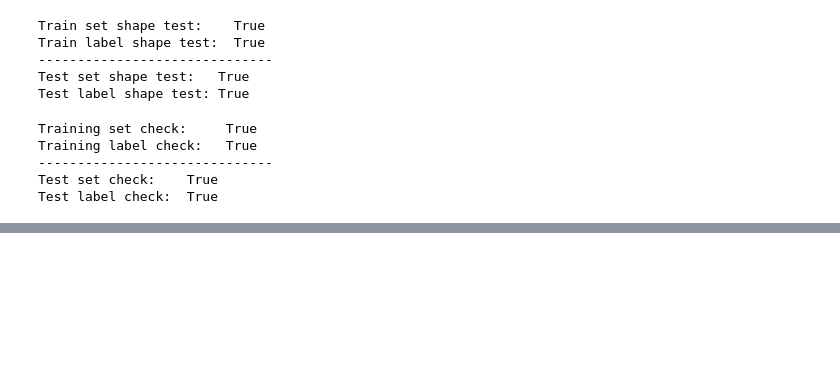
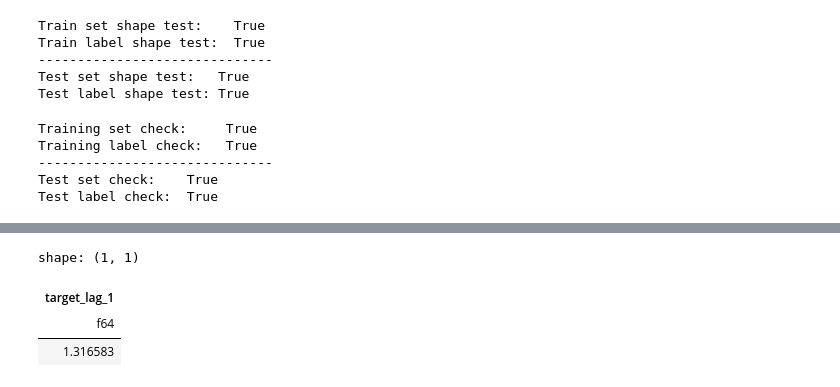
Before and after one commit to ivn23/bench-time, a Jupyter notebook: pipeline_test.ipynb, the cells around one changed output, grey strips where cells are left out. Cells and saved outputs as stored; diff of their text form; code cells hidden in the pictures; blank space fills up the shorter version.

```diff
--- a/pipeline_test.ipynb
+++ b/pipeline_test.ipynb
@@ -291,0 +246,6 @@ Test label check:  True
+# %%
+data_path = "/Users/ivn/Documents/PhD/Transformer Research/Code/Benchmarking/data/db_snapshot_offsite/train_data/processed/train_data_features.feather"
+df_clean = pl.read_ipc(data_path)
+
+sku_tuples = [(d['productID'], d['storeID']) for d in df_clean.select(pl.col("productID"), pl.col("storeID")).unique().to_dicts()]
+len(sku_tuples)
@@ -291,0 +396,12 @@ Test label check:  True
+# %%
+(df_clean
+ .filter(pl.col('productID') == 2284)
+ .filter(pl.col('storeID') == 9)
+ .filter(pl.col('date') < pl.date(2016,1,1))
+ .drop_nulls()
+ .select(pl.col('target_lag_1').mean()))
+# %% [output]
+shape: (1, 1)
+| target_lag_1 |
+| f64 |
+| 1.316583 |
```
Also changed, not shown: parts of 31 cells of this notebook, 13 other files.
